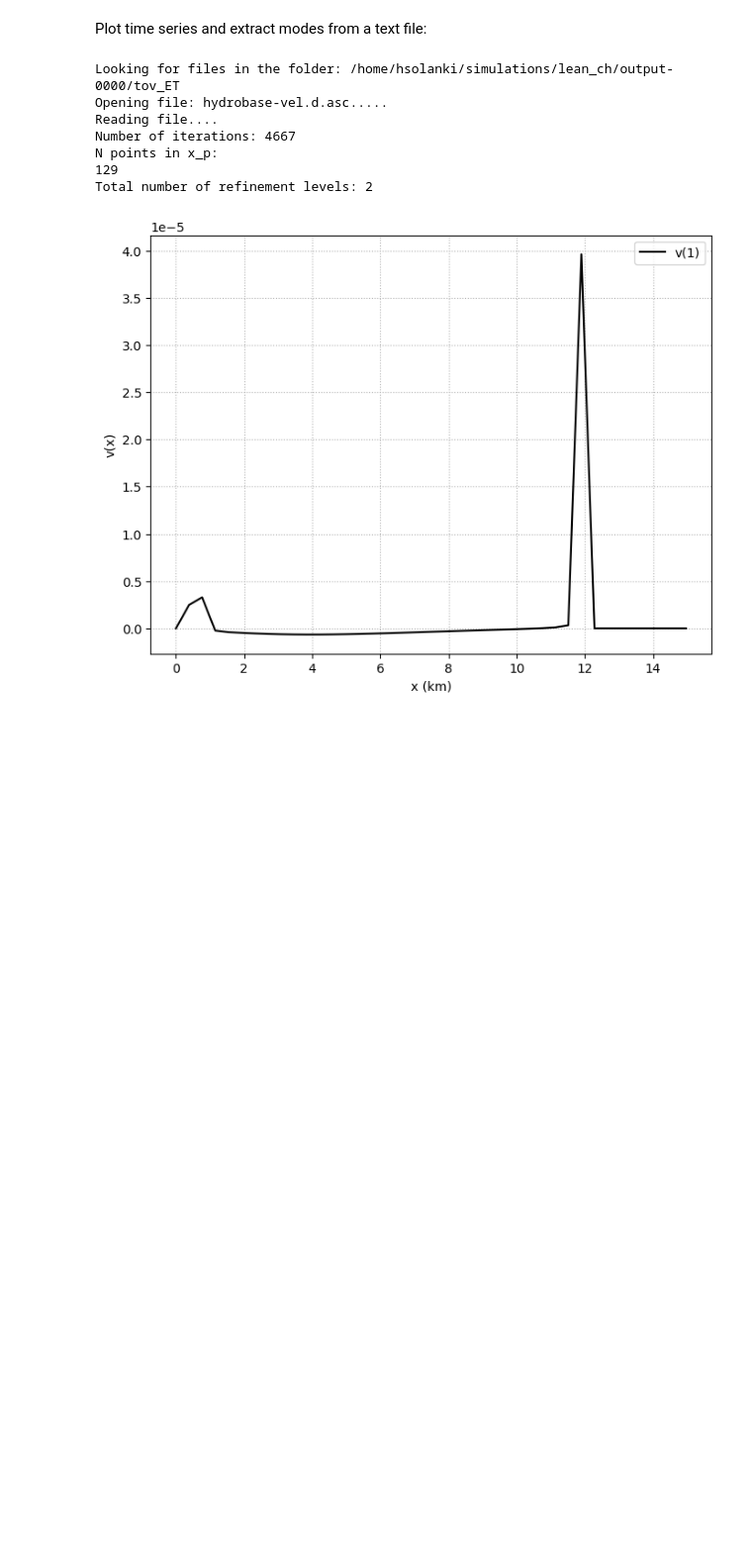
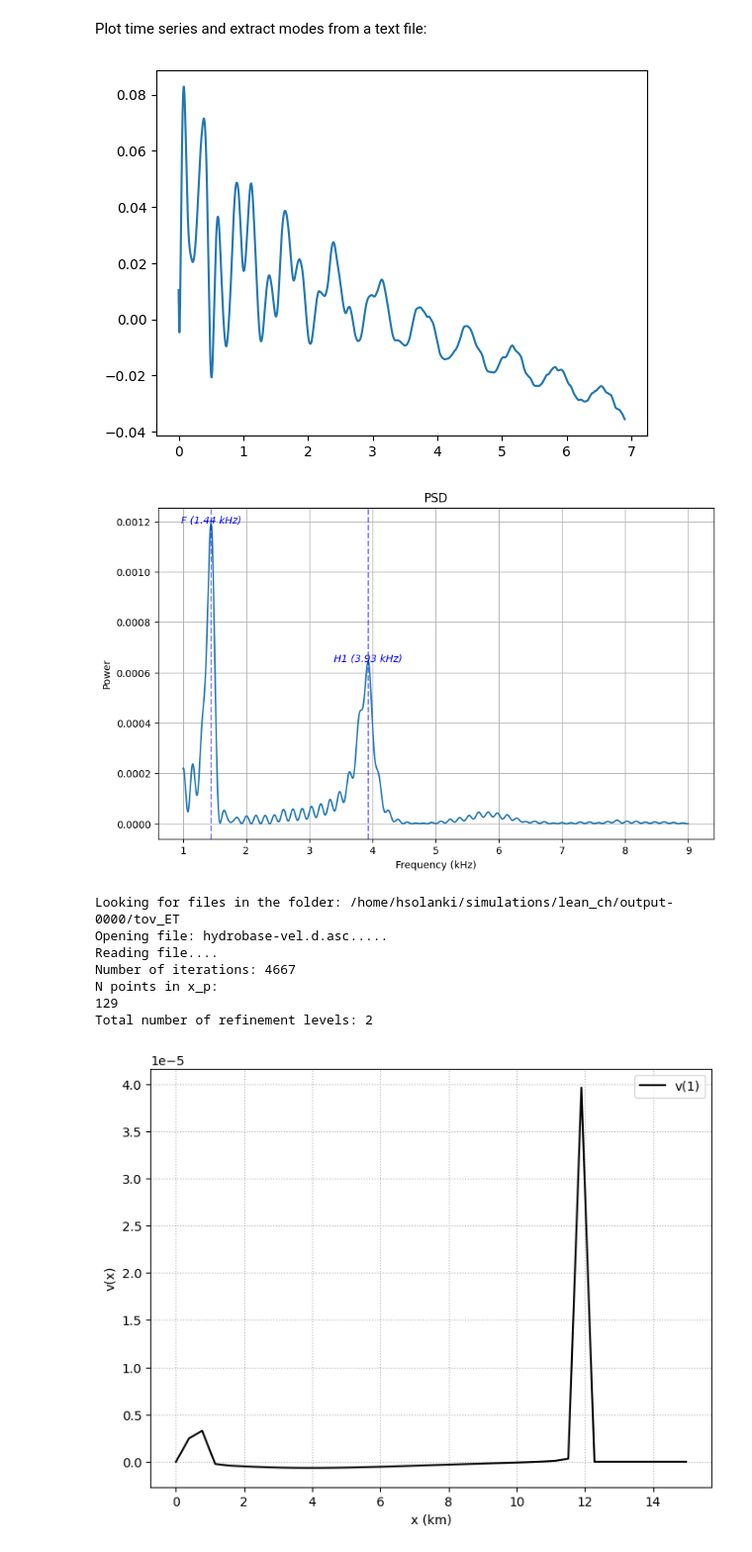
Before and after one commit to harsh-c0ds/My-Work, a Jupyter notebook: TOV/mode_ext.ipynb, the cells around one changed output. Shown at 99% size. Cells and saved outputs as stored; diff of their text form; code cells hidden in the pictures; blank space fills up the shorter version.

```diff
--- a/TOV/mode_ext.ipynb
+++ b/TOV/mode_ext.ipynb
@@ -296,6 +296,76 @@ file_velocity = output_dir + "vel_timeseries_P.txt"
 file_lean_ch = output_dir + "rho_timeseries_lean_ch.txt"
 file_lean_2 = output_dir + "rho_timeseries_lean_2.txt"
 file_l_b_1_0002 = output_dir + "rho_timeseries_l_b_1_0002.txt"
+# %%
+data = np.loadtxt("/home/hsolanki/simulations/adm_mp/output-0000/tov_ET/mp_rho_l0_m0_r8.00.asc", comments='#')
+
+time = data[:, 0] / 203
+rho = data[:, 1]
+
+rho = np.array(rho)
+rho = (rho) / rho[0]  # normalize density
+rho -= np.mean(rho)  # remove DC component
+
+plt.plot(time, rho)
+plt.show()
+
+freq_p, power_p = fourier_transform(time, rho)
+
+peaks_p, properties = find_peaks(
+    power_p,
+    height=np.max(power_p) * 0.07,
+    prominence=np.percentile(power_p, 95) * 0.35,
+    width=8,
+)
+
+F_c_p = freq_p[peaks_p[0]]  # Frequency of fundamental mode in kHz
+labels = ["F", "H1"]
+spectra = [
+    {
+        "freq": freq_p,
+        "power": power_p,
+        "peaks": peaks_p,
+        "labels": labels,
+        "color": "blue",
+        "name": "ADM_p",
+        "yoffset": 0
+    }
+]
+
+plt.figure(figsize=(10, 6))
+plt.plot(freq_p, power_p)
+
+# --- annotate peaks ---
+for spec in spectra:
+    for i, peak_idx in enumerate(spec["peaks"][:len(spec["labels"])]):
+        x = spec["freq"][peak_idx]
+        y = spec["power"][peak_idx]
+
+        plt.axvline(
+            x=x,
+            color=spec["color"],
+            linestyle="--",
+            alpha=0.5
+        )
+
+        plt.annotate(
+            f"{spec['labels'][i]} ({x:.2f} kHz)",
+            xy=(x, y),
+            xytext=(0, spec["yoffset"]),
+            textcoords="offset points",
+            ha="center",
+            fontstyle="italic",
+            color=spec["color"]
+        )
+
+plt.xlabel("Frequency (kHz)")
+plt.ylabel("Power")
+plt.title("PSD")
+plt.grid()
+plt.show()
+# %% [output]
+[figure, added]
+[figure, added]
 # %%
 ###### Density and Lapse 1D Slice ########
 
```
Also changed, not shown: parts of 3 cells of this notebook, 2 other files.
